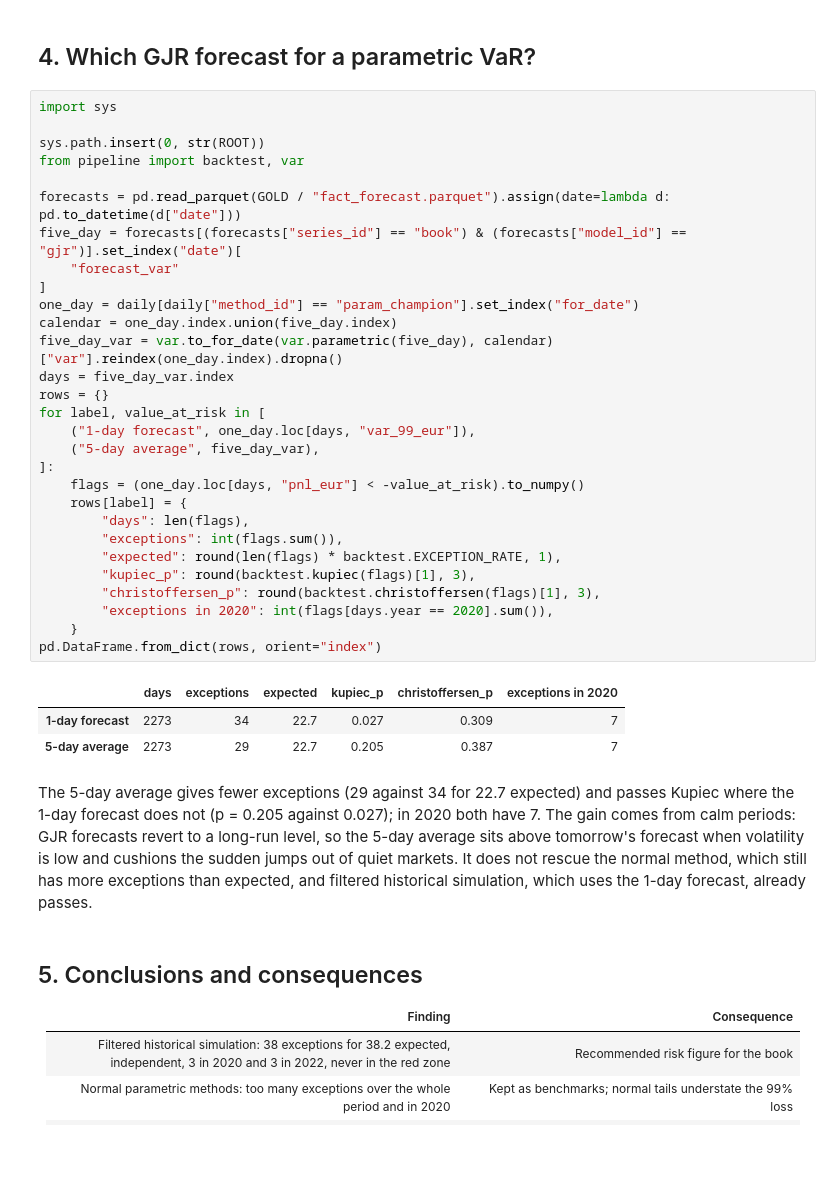
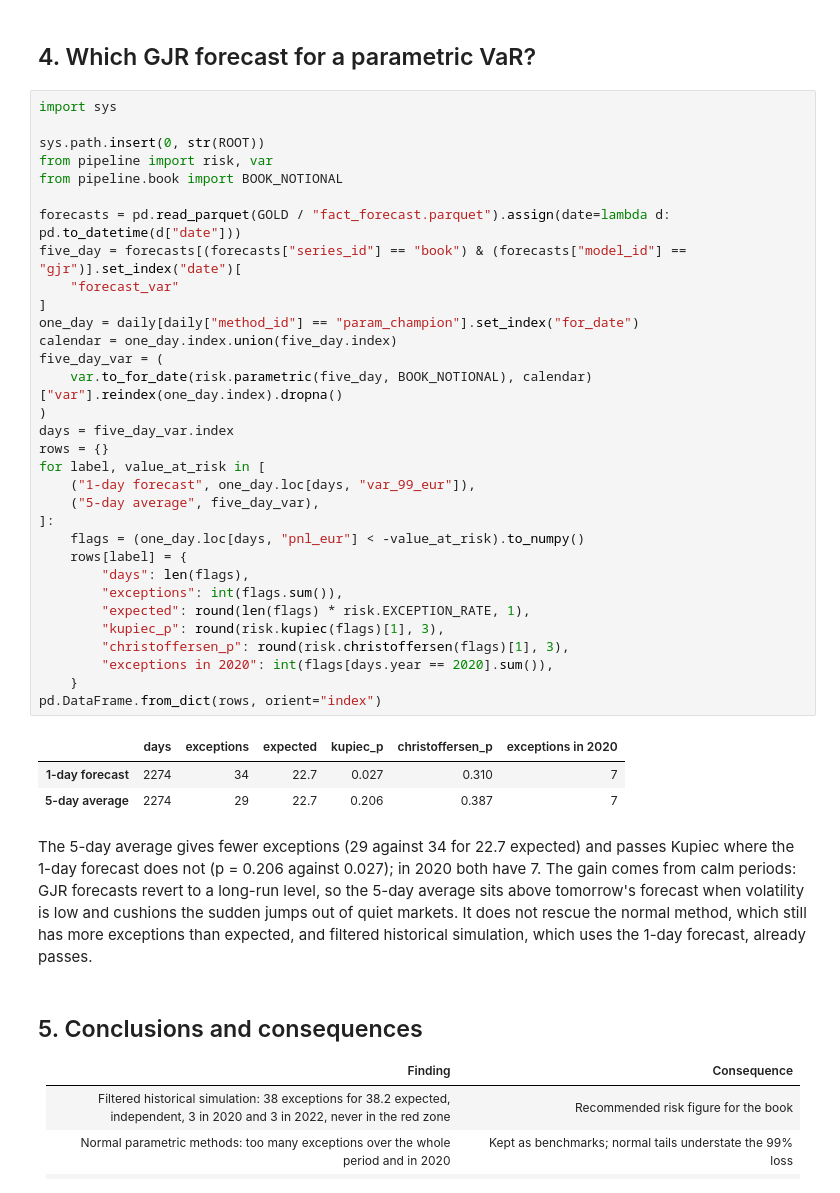
Before and after one commit to MedChahb/market_risk_monitor, a Jupyter notebook: notebooks/04_backtest.ipynb, the cells around one changed output. Drawn from its saved outputs; the diff is of its cells as text; blank space fills up the shorter version.

```diff
--- a/notebooks/04_backtest.ipynb
+++ b/notebooks/04_backtest.ipynb
@@ -163,38 +163,41 @@ In 2020 only filtered historical simulation passes (3 exceptions for 2.6 expecte
 # %%
 import sys
 
 sys.path.insert(0, str(ROOT))
-from pipeline import backtest, var
+from pipeline import risk, var
+from pipeline.book import BOOK_NOTIONAL
 
 forecasts = pd.read_parquet(GOLD / "fact_forecast.parquet").assign(date=lambda d: pd.to_datetime(d["date"]))
 five_day = forecasts[(forecasts["series_id"] == "book") & (forecasts["model_id"] == "gjr")].set_index("date")[
     "forecast_var"
 ]
 one_day = daily[daily["method_id"] == "param_champion"].set_index("for_date")
 calendar = one_day.index.union(five_day.index)
-five_day_var = var.to_for_date(var.parametric(five_day), calendar)["var"].reindex(one_day.index).dropna()
+five_day_var = (
+    var.to_for_date(risk.parametric(five_day, BOOK_NOTIONAL), calendar)["var"].reindex(one_day.index).dropna()
+)
 days = five_day_var.index
 rows = {}
 for label, value_at_risk in [
     ("1-day forecast", one_day.loc[days, "var_99_eur"]),
     ("5-day average", five_day_var),
 ]:
     flags = (one_day.loc[days, "pnl_eur"] < -value_at_risk).to_numpy()
     rows[label] = {
         "days": len(flags),
         "exceptions": int(flags.sum()),
-        "expected": round(len(flags) * backtest.EXCEPTION_RATE, 1),
-        "kupiec_p": round(backtest.kupiec(flags)[1], 3),
-        "christoffersen_p": round(backtest.christoffersen(flags)[1], 3),
+        "expected": round(len(flags) * risk.EXCEPTION_RATE, 1),
+        "kupiec_p": round(risk.kupiec(flags)[1], 3),
+        "christoffersen_p": round(risk.christoffersen(flags)[1], 3),
         "exceptions in 2020": int(flags[days.year == 2020].sum()),
     }
 pd.DataFrame.from_dict(rows, orient="index")
 # %% [output]
 |  | days | exceptions | expected | kupiec_p | christoffersen_p | exceptions in 2020 |
-| 1-day forecast | 2273 | 34 | 22.7 | 0.027 | 0.309 | 7 |
-| 5-day average | 2273 | 29 | 22.7 | 0.205 | 0.387 | 7 |
+| 1-day forecast | 2274 | 34 | 22.7 | 0.027 | 0.310 | 7 |
+| 5-day average | 2274 | 29 | 22.7 | 0.206 | 0.387 | 7 |
 # %% [markdown]
-The 5-day average gives fewer exceptions (29 against 34 for 22.7 expected) and passes Kupiec where the 1-day forecast does not (p = 0.205 against 0.027); in 2020 both have 7. The gain comes from calm periods: GJR forecasts revert to a long-run level, so the 5-day average sits above tomorrow's forecast when volatility is low and cushions the sudden jumps out of quiet markets. It does not rescue the normal method, which still has more exceptions than expected, and filtered historical simulation, which uses the 1-day forecast, already passes.
+The 5-day average gives fewer exceptions (29 against 34 for 22.7 expected) and passes Kupiec where the 1-day forecast does not (p = 0.206 against 0.027); in 2020 both have 7. The gain comes from calm periods: GJR forecasts revert to a long-run level, so the 5-day average sits above tomorrow's forecast when volatility is low and cushions the sudden jumps out of quiet markets. It does not rescue the normal method, which still has more exceptions than expected, and filtered historical simulation, which uses the 1-day forecast, already passes.
 # %% [markdown]
 ## 5. Conclusions and consequences
 
```
Also changed, not shown: parts of 5 cells of this notebook, 13 other files.
